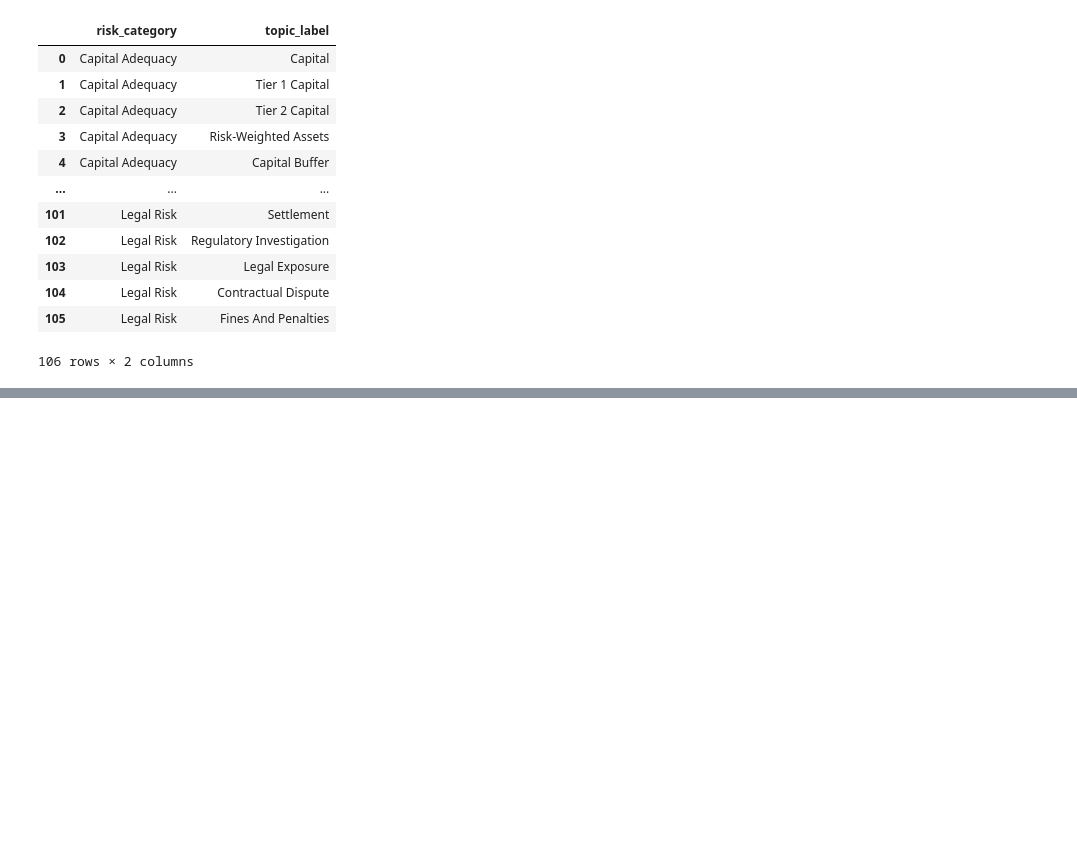
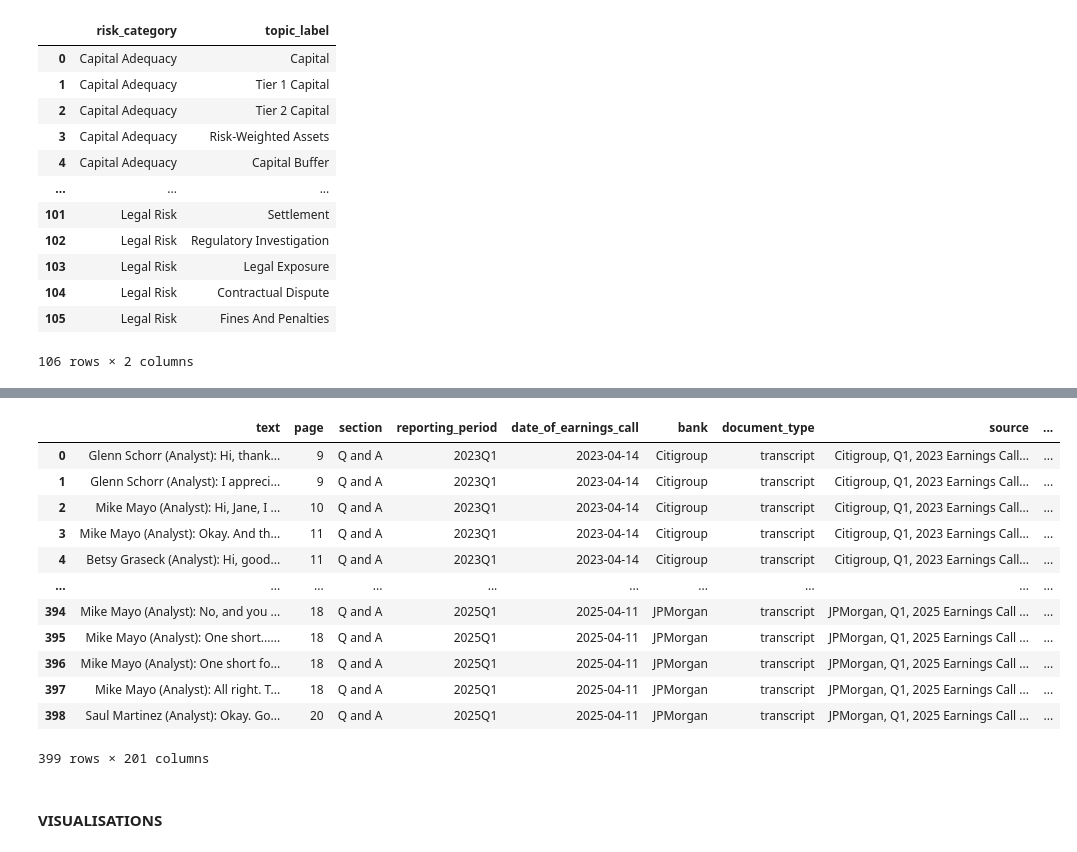
Before and after one commit to zr03/bank-of-eng-risk-monitoring, a Jupyter notebook: boe_risk_monitoring/nlp/nlp.ipynb, the cells around one changed output, grey strips where cells are left out. Drawn from its saved outputs; the diff is of its cells as text; code cells hidden in the pictures; blank space fills up the shorter version.

```diff
--- a/boe_risk_monitoring/nlp/nlp.ipynb
+++ b/boe_risk_monitoring/nlp/nlp.ipynb
@@ -1829,0 +1100,5 @@ df_q_and_a_all.to_csv("df_q_and_a_all_with_tags.csv", index=False)
+# %%
+# Create a Pydantic model for the evasiveness score
+class EvasivenessScore(BaseModel):
+	evasiveness_score: int = Field(...,ge=1,le=5)
+	justification: str
@@ -1829,0 +1141,37 @@ df_q_and_a_all.to_csv("df_q_and_a_all_with_tags.csv", index=False)
+# %%
+if RERUN_EVASIVE_ANSWER_DETECTION:
+	# Initialize a dataframe to hold topic labels
+	evasiveness_score_df = pd.DataFrame(index=df_q_and_a_all_agg.index, columns=['evasiveness_score', 'justification'])
+	# Create a ThreadPoolExecutor to process docs concurrently
+	with ThreadPoolExecutor(max_workers=25) as executor:
+		futures = {}
+		for row_idx, q_and_a_text in df_q_and_a_all_agg['text'].items():
+			future = executor.submit(
+				assign_evasiveness_score_with_llm,
+				q_and_a_text=q_and_a_text,
+				llm_backend="gemini",
+				llm_model_name="gemini-2.5-flash-preview-05-20"
+			)
+			futures[future] = row_idx
+
+		# Wait for all futures to complete
+		for future in as_completed(futures):
+			try:
+				row_idx = futures[future]
+				res = future.result()  # This will raise an exception if the processing failed
+				evasiveness_score = res['evasiveness_score']
+				justification = res['justification']
+				# Add the results to the DataFrame
+				evasiveness_score_df.loc[row_idx, 'evasiveness_score'] = evasiveness_score
+				evasiveness_score_df.loc[row_idx, 'justification'] = justification
+			except Exception as e:
+				print(f"Error processing {futures[future]}: {e}")
+
+	# Get index of section column
+	df_q_and_a_all_agg_evasiveness = df_q_and_a_all_agg.join(evasiveness_score_df, how='left')
+
+	# Save the DataFrame with evasiveness scores to a csv file
+	df_q_and_a_all_agg_evasiveness.to_csv("q_and_a_evasiveness_scores.csv", index=False)
+else:
+	# Load the DataFrame with evasiveness scores from the csv file
+	df_q_and_a_all_agg_evasiveness = pd.read_csv("q_and_a_evasiveness_scores.csv")
@@ -1829,0 +1196,18 @@ df_q_and_a_all.to_csv("df_q_and_a_all_with_tags.csv", index=False)
+# %%
+df_q_and_a_all_agg_evasiveness
+# %% [output]
+|  | text | page | section | reporting_period | date_of_earnings_call | bank | document_type | source | ... |
+| 0 | Glenn Schorr (Analyst): Hi, thank... | 9 | Q and A | 2023Q1 | 2023-04-14 | Citigroup | transcript | Citigroup, Q1, 2023 Earnings Call... | ... |
+| 1 | Glenn Schorr (Analyst): I appreci... | 9 | Q and A | 2023Q1 | 2023-04-14 | Citigroup | transcript | Citigroup, Q1, 2023 Earnings Call... | ... |
+| 2 | Mike Mayo (Analyst): Hi, Jane, I ... | 10 | Q and A | 2023Q1 | 2023-04-14 | Citigroup | transcript | Citigroup, Q1, 2023 Earnings Call... | ... |
+| 3 | Mike Mayo (Analyst): Okay. And th... | 11 | Q and A | 2023Q1 | 2023-04-14 | Citigroup | transcript | Citigroup, Q1, 2023 Earnings Call... | ... |
+| 4 | Betsy Graseck (Analyst): Hi, good... | 11 | Q and A | 2023Q1 | 2023-04-14 | Citigroup | transcript | Citigroup, Q1, 2023 Earnings Call... | ... |
+| ... | ... | ... | ... | ... | ... | ... | ... | ... | ... |
+| 394 | Mike Mayo (Analyst): No, and you ... | 18 | Q and A | 2025Q1 | 2025-04-11 | JPMorgan | transcript | JPMorgan, Q1, 2025 Earnings Call ... | ... |
+| 395 | Mike Mayo (Analyst): One short...... | 18 | Q and A | 2025Q1 | 2025-04-11 | JPMorgan | transcript | JPMorgan, Q1, 2025 Earnings Call ... | ... |
+| 396 | Mike Mayo (Analyst): One short fo... | 18 | Q and A | 2025Q1 | 2025-04-11 | JPMorgan | transcript | JPMorgan, Q1, 2025 Earnings Call ... | ... |
+| 397 | Mike Mayo (Analyst): All right. T... | 18 | Q and A | 2025Q1 | 2025-04-11 | JPMorgan | transcript | JPMorgan, Q1, 2025 Earnings Call ... | ... |
+| 398 | Saul Martinez (Analyst): Okay. Go... | 20 | Q and A | 2025Q1 | 2025-04-11 | JPMorgan | transcript | JPMorgan, Q1, 2025 Earnings Call ... | ... |
+399 rows × 201 columns
+# %% [markdown]
+#### **VISUALISATIONS**
```
Also changed, not shown: parts of 160 cells of this notebook, 2 other files.
